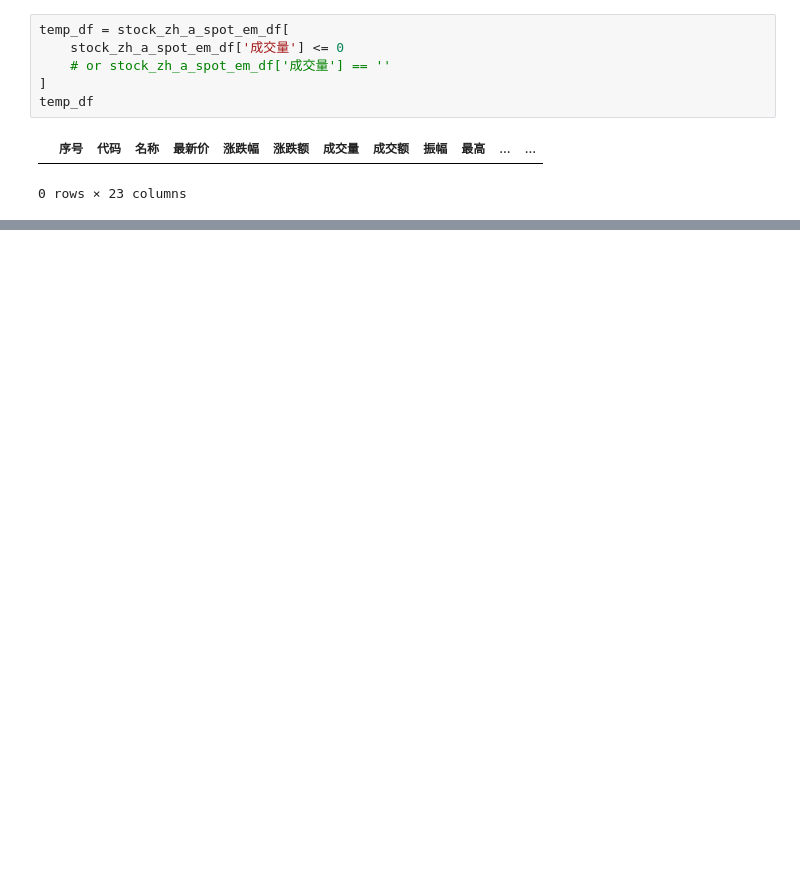
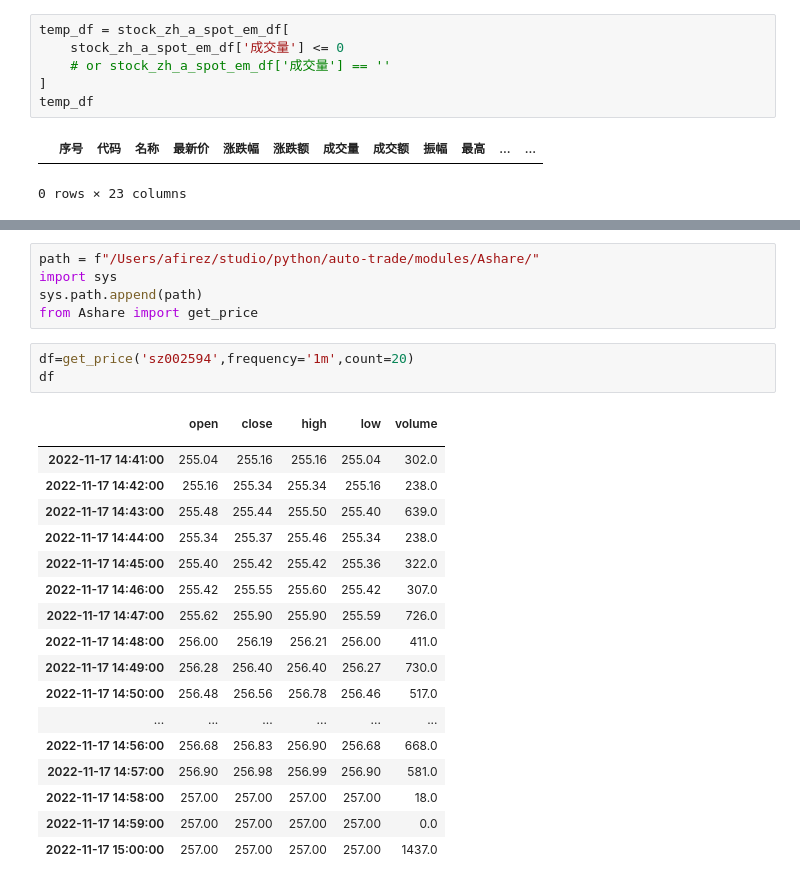
Before and after one commit to webclinic017/auto-trade-2, a Jupyter notebook: examples/py_postgres/py_postgres_sqlalchemy.ipynb, the cells around one changed output, grey strips where cells are left out. Saved outputs shown, nothing was run; the diff lists cells and outputs as text; blank space fills up the shorter version.

```diff
--- a/examples/py_postgres/py_postgres_sqlalchemy.ipynb
+++ b/examples/py_postgres/py_postgres_sqlalchemy.ipynb
@@ -331,0 +437,27 @@ temp_df
+# %%
+path = f"/Users/afirez/studio/python/auto-trade/modules/Ashare/"
+import sys
+sys.path.append(path)
+from Ashare import get_price
+# %%
+df=get_price('sz002594',frequency='1m',count=20)
+df
+# %% [output]
+|  | open | close | high | low | volume |
+|  |  |  |  |  |  |
+| 2022-11-17 14:41:00 | 255.04 | 255.16 | 255.16 | 255.04 | 302.0 |
+| 2022-11-17 14:42:00 | 255.16 | 255.34 | 255.34 | 255.16 | 238.0 |
+| 2022-11-17 14:43:00 | 255.48 | 255.44 | 255.50 | 255.40 | 639.0 |
+| 2022-11-17 14:44:00 | 255.34 | 255.37 | 255.46 | 255.34 | 238.0 |
+| 2022-11-17 14:45:00 | 255.40 | 255.42 | 255.42 | 255.36 | 322.0 |
+| 2022-11-17 14:46:00 | 255.42 | 255.55 | 255.60 | 255.42 | 307.0 |
+| 2022-11-17 14:47:00 | 255.62 | 255.90 | 255.90 | 255.59 | 726.0 |
+| 2022-11-17 14:48:00 | 256.00 | 256.19 | 256.21 | 256.00 | 411.0 |
+| 2022-11-17 14:49:00 | 256.28 | 256.40 | 256.40 | 256.27 | 730.0 |
+| 2022-11-17 14:50:00 | 256.48 | 256.56 | 256.78 | 256.46 | 517.0 |
+| ... | ... | ... | ... | ... | ... |
+| 2022-11-17 14:56:00 | 256.68 | 256.83 | 256.90 | 256.68 | 668.0 |
+| 2022-11-17 14:57:00 | 256.90 | 256.98 | 256.99 | 256.90 | 581.0 |
+| 2022-11-17 14:58:00 | 257.00 | 257.00 | 257.00 | 257.00 | 18.0 |
+| 2022-11-17 14:59:00 | 257.00 | 257.00 | 257.00 | 257.00 | 0.0 |
+| 2022-11-17 15:00:00 | 257.00 | 257.00 | 257.00 | 257.00 | 1437.0 |
```
Also changed, not shown: parts of 9 cells of this notebook, 2 other files.
